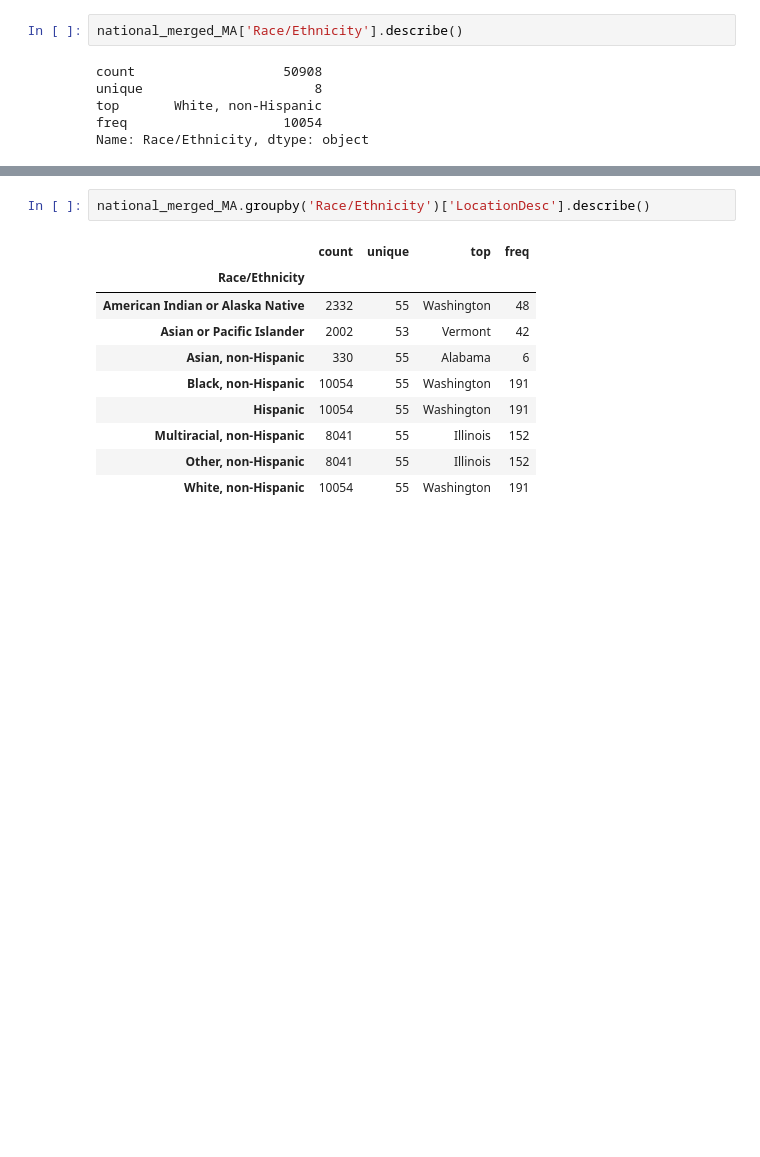
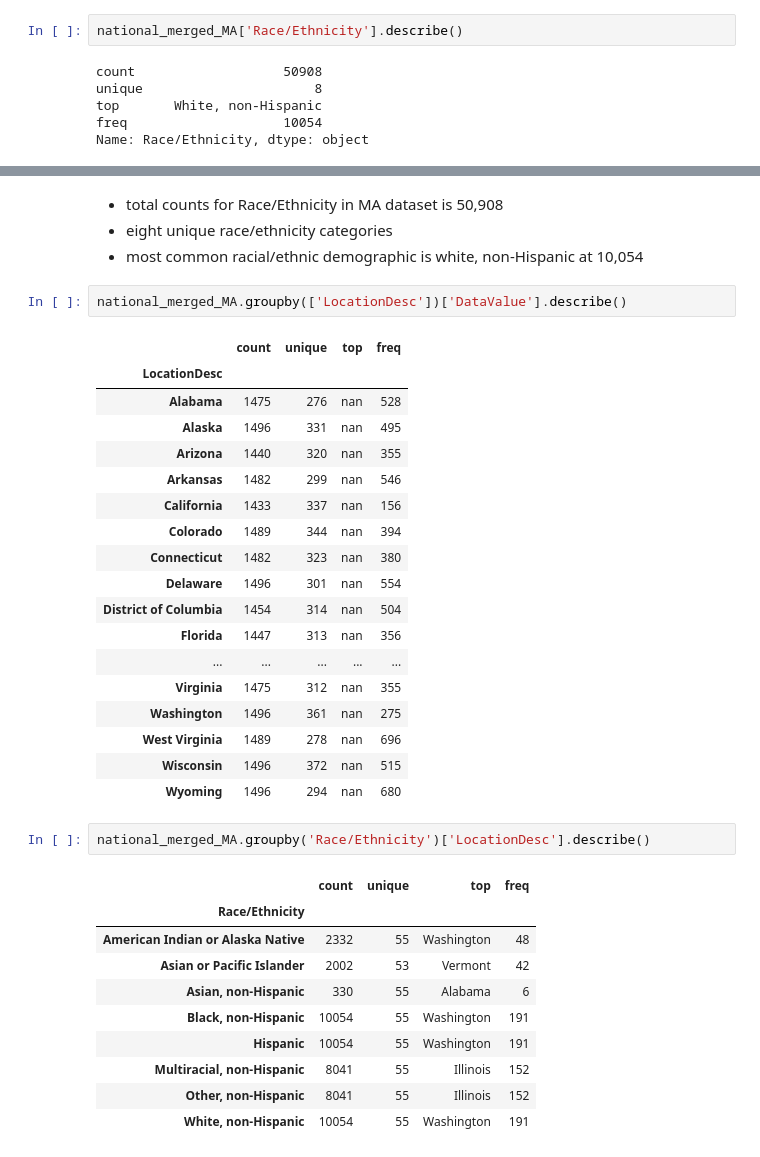
Before and after one commit to jrmcmill/618-project, a Jupyter notebook: V2Project-Description.ipynb, the cells around one changed output, grey strips where cells are left out. Cells and saved outputs as stored; diff of their text form; blank space fills up the shorter version.

```diff
--- a/V2Project-Description.ipynb
+++ b/V2Project-Description.ipynb
@@ -583,3 +544,28 @@ Name: Race/Ethnicity, dtype: object
+# %% [markdown]
+- total counts for Race/Ethnicity in MA dataset is 50,908
+- eight unique race/ethnicity categories
+- most common racial/ethnic demographic is white, non-Hispanic at 10,054
+# %%
+national_merged_MA.groupby(['LocationDesc'])['DataValue'].describe()
+# %% [output]
+|  | count | unique | top | freq |
+| LocationDesc |  |  |  |  |
+| Alabama | 1475 | 276 | nan | 528 |
+| Alaska | 1496 | 331 | nan | 495 |
+| Arizona | 1440 | 320 | nan | 355 |
+| Arkansas | 1482 | 299 | nan | 546 |
+| California | 1433 | 337 | nan | 156 |
+| Colorado | 1489 | 344 | nan | 394 |
+| Connecticut | 1482 | 323 | nan | 380 |
+| Delaware | 1496 | 301 | nan | 554 |
+| District of Columbia | 1454 | 314 | nan | 504 |
+| Florida | 1447 | 313 | nan | 356 |
+| ... | ... | ... | ... | ... |
+| Virginia | 1475 | 312 | nan | 355 |
+| Washington | 1496 | 361 | nan | 275 |
+| West Virginia | 1489 | 278 | nan | 696 |
+| Wisconsin | 1496 | 372 | nan | 515 |
+| Wyoming | 1496 | 294 | nan | 680 |
 # %%
 national_merged_MA.groupby('Race/Ethnicity')['LocationDesc'].describe()
 # %% [output]
```
Also changed, not shown: parts of 40 cells of this notebook.
